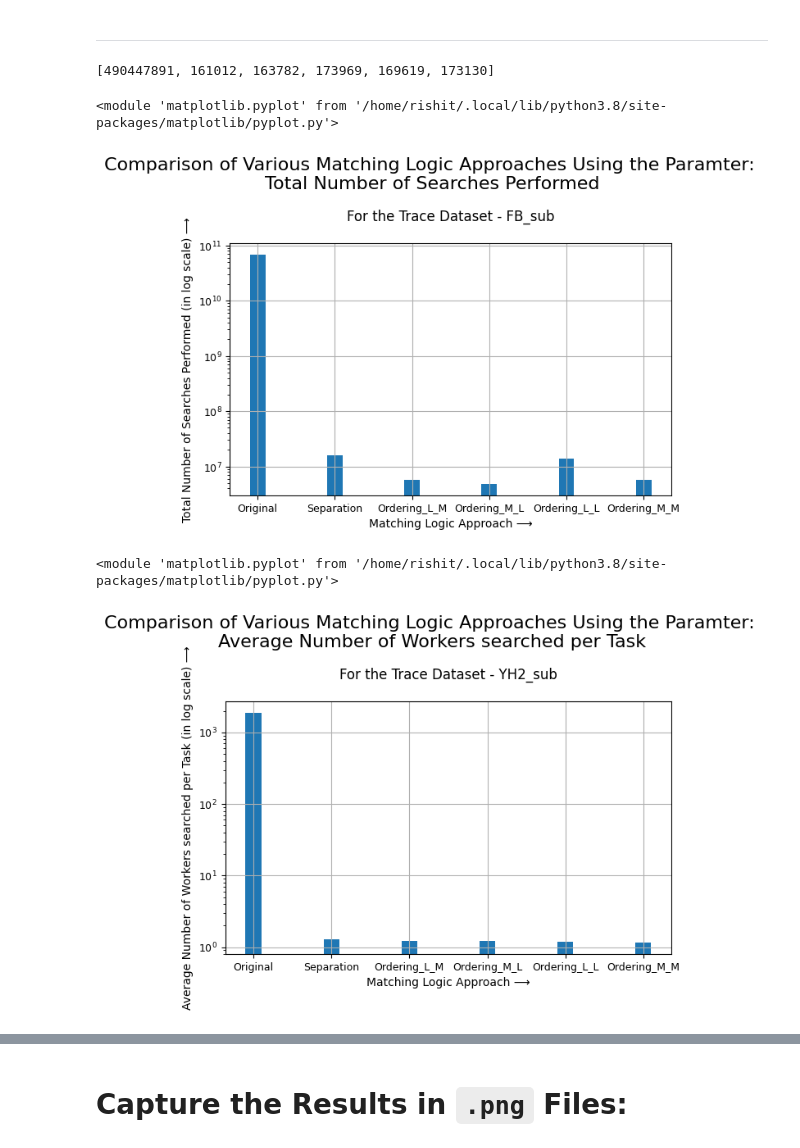
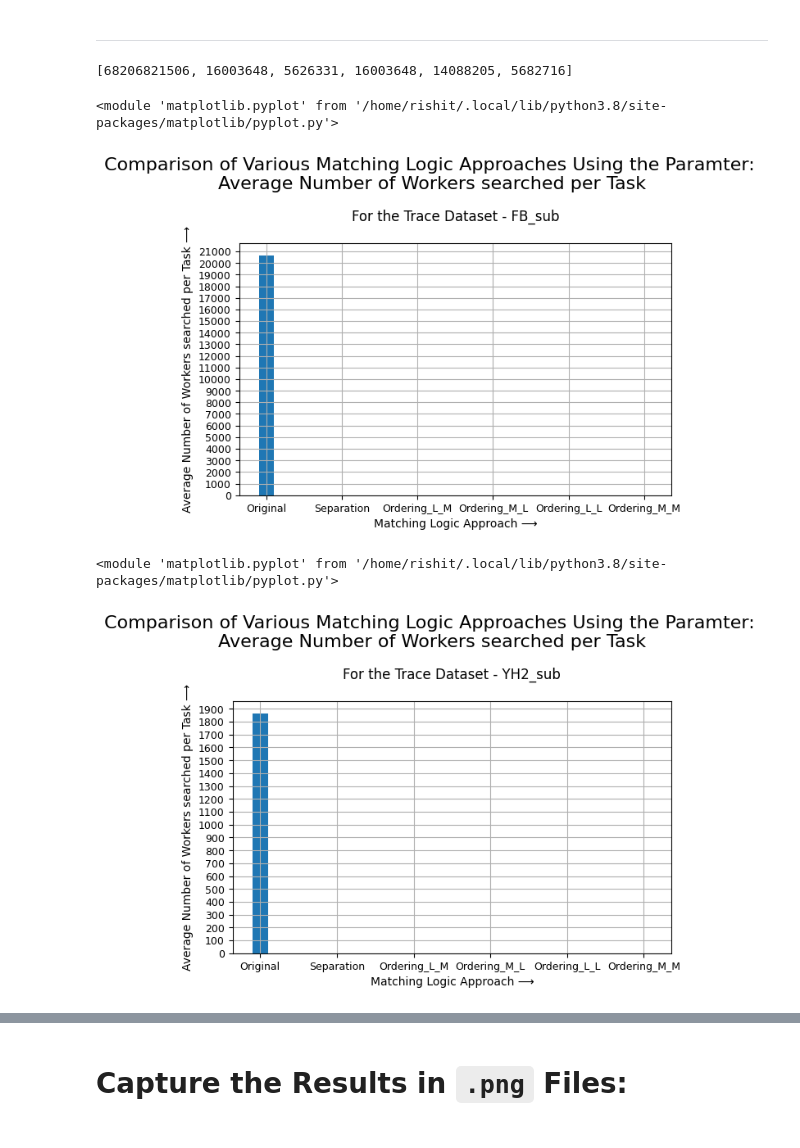
Before and after one commit to meghanat/megha_simulator, a Jupyter notebook: Results/Plot_Matching_Logic_Data.ipynb, the cells around one changed output, grey strips where cells are left out. Drawn from its saved outputs; the diff is of its cells as text; code cells hidden in the pictures.

```diff
--- a/Results/Plot_Matching_Logic_Data.ipynb
+++ b/Results/Plot_Matching_Logic_Data.ipynb
@@ -36,7 +36,7 @@ assert all(map(lambda name: name in os.listdir(), MATCHING_LOGIC_TECHNIQUES)),\
        "Folders not found in current location!"
 # %%
 def create_path_to_log_files(matching_logic_technique):
-    return Path(matching_logic_technique)
+    return Path(matching_logic_technique) / Path("logs")
 
 # Example function usage
 create_path_to_log_files(MATCHING_LOGIC_TECHNIQUES[0])
@@ -227,7 +198,7 @@ class Comparison:
 
     # Cluster Size
     TEN_THOUSAND_NODE_CLUSTER_SIZE = 10000
-    THOUSAND_NODE_CLUSTER_SIZE = 1000
+    THOUDSAND_NODE_CLUSTER_SIZE = 1000
 
     # Cluster Traces
     FB_SUB = 0
@@ -249,13 +220,13 @@ class Comparison:
 
     AXIS_NAME = {
         AVG_WORKERS_SEARCHED_PER_TASK_COUNT: 'Average Number of Workers searched per Task',
-        MATCHING_LOGIC_OPERATION_COUNT: 'Total Number of Searches Performed',
+        MATCHING_LOGIC_OPERATION_COUNT: 'Number of Matching Logic Operations Performed',
         SUCCESS_PERCENT: 'Success Percent (Values are given in %)'
     }
 
     README_PARAMETER_NAME = {
         AVG_WORKERS_SEARCHED_PER_TASK_COUNT: 'Average Number of Workers searched per Task.',
-        MATCHING_LOGIC_OPERATION_COUNT: 'Total Number of Searches Performed.',
+        MATCHING_LOGIC_OPERATION_COUNT: 'Number of Matching Logic Operations Performed.',
         SUCCESS_PERCENT: 'Success Percent (Values are given in %) - Measures how successful a'
                          ' matching logic approach is in finding a free worker node, while maintaining'
                          ' the least number of failed matches (i.e. trying to match an "actually" busy node).'
@@ -263,9 +234,9 @@ class Comparison:
 
     STEP_VALUE_WITH_ORIGINAL_APPROACH = {
         FB_SUB: {
-            THOUSAND_NODE_CLUSTER_SIZE: {
+            THOUDSAND_NODE_CLUSTER_SIZE: {
                 AVG_WORKERS_SEARCHED_PER_TASK_COUNT: 100,  # TUNED
-                MATCHING_LOGIC_OPERATION_COUNT: 10_000_000,  # TUNED
+                MATCHING_LOGIC_OPERATION_COUNT: 200_000_000,  # TUNED
                 SUCCESS_PERCENT: 5  # TUNED
             },
             TEN_THOUSAND_NODE_CLUSTER_SIZE: {
@@ -275,7 +246,7 @@ class Comparison:
             }
         },
         YH1_SUB: {
-            THOUSAND_NODE_CLUSTER_SIZE: {
+            THOUDSAND_NODE_CLUSTER_SIZE: {
                 AVG_WORKERS_SEARCHED_PER_TASK_COUNT: 100,  # TUNED
                 MATCHING_LOGIC_OPERATION_COUNT: 10_000_000,  # TUNED
                 SUCCESS_PERCENT: 5  # TUNED
@@ -287,7 +258,7 @@ class Comparison:
             }
         },
         YH2_SUB: {
-            THOUSAND_NODE_CLUSTER_SIZE: {
+            THOUDSAND_NODE_CLUSTER_SIZE: {
                 AVG_WORKERS_SEARCHED_PER_TASK_COUNT: 100,  # TUNED
                 MATCHING_LOGIC_OPERATION_COUNT: 10_000_000,  # TUNED
                 SUCCESS_PERCENT: 5  # TUNED
@@ -302,7 +273,7 @@ class Comparison:
 
     STEP_VALUE_WITHOUT_ORIGINAL_APPROACH = {
         FB_SUB: {
-            THOUSAND_NODE_CLUSTER_SIZE: {
+            THOUDSAND_NODE_CLUSTER_SIZE: {
                 AVG_WORKERS_SEARCHED_PER_TASK_COUNT: 0.1,  # TUNED
                 MATCHING_LOGIC_OPERATION_COUNT: 150_000,  # TUNED
                 SUCCESS_PERCENT: 5  # TUNED
@@ -315,27 +286,27 @@ class Comparison:
 
         },
         YH1_SUB: {
-            THOUSAND_NODE_CLUSTER_SIZE: {
+            THOUDSAND_NODE_CLUSTER_SIZE: {
                 AVG_WORKERS_SEARCHED_PER_TASK_COUNT: 0.1,  # TUNED
                 MATCHING_LOGIC_OPERATION_COUNT: 10_000,  # TUNED
                 SUCCESS_PERCENT: 5  # TUNED
             },
             TEN_THOUSAND_NODE_CLUSTER_SIZE: {
                 AVG_WORKERS_SEARCHED_PER_TASK_COUNT: 0.1,  # TUNED
-                MATCHING_LOGIC_OPERATION_COUNT: 10_000,  # TUNED
+                MATCHING_LOGIC_OPERATION_COUNT: 150_000,  # TUNED
                 SUCCESS_PERCENT: 5  # TUNED
             }
 
         },
         YH2_SUB: {
-            THOUSAND_NODE_CLUSTER_SIZE: {
+            THOUDSAND_NODE_CLUSTER_SIZE: {
                 AVG_WORKERS_SEARCHED_PER_TASK_COUNT: 0.1,  # TUNED
                 MATCHING_LOGIC_OPERATION_COUNT: 10_000,  # TUNED
                 SUCCESS_PERCENT: 5  # TUNED
             },
             TEN_THOUSAND_NODE_CLUSTER_SIZE: {
                 AVG_WORKERS_SEARCHED_PER_TASK_COUNT: 0.1,  # TUNED
-                MATCHING_LOGIC_OPERATION_COUNT: 10_000,  # TUNED
+                MATCHING_LOGIC_OPERATION_COUNT: 150_000,  # TUNED
                 SUCCESS_PERCENT: 5  # TUNED
             }
         }
@@ -347,7 +318,7 @@ class Comparison:
 
     def __init__(self, matching_logic_data, cluster_size, cluster_trace_name, parameter):
         assert cluster_size in [Comparison.TEN_THOUSAND_NODE_CLUSTER_SIZE,
-                                Comparison.THOUSAND_NODE_CLUSTER_SIZE]
+                                Comparison.THOUDSAND_NODE_CLUSTER_SIZE]
         assert parameter in Comparison.PARAMETERS.keys()
         assert cluster_trace_name in Comparison.CLUSTER_TRACE_NAMES.keys()
 
@@ -380,10 +351,10 @@ class Comparison:
 
         STEP_VALUE = (Comparison.STEP_VALUE_WITH_ORIGINAL_APPROACH[self.cluster_trace_name]
                       [self.cluster_size][self.parameter])
-#         ax.set_yticks(np.arange(0, self.__getUpperLimitForYAxes(STEP_VALUE), STEP_VALUE))
-        ax.set_yscale('log')
+        ax.set_yticks(np.arange(0, self.__getUpperLimitForYAxes(STEP_VALUE), STEP_VALUE))
+
         ax.set_xlabel('Matching Logic Approach ⟶')
-        ax.set_ylabel(f'{Comparison.AXIS_NAME[self.parameter]} (in log scale) ⟶')
+        ax.set_ylabel(f'{Comparison.AXIS_NAME[self.parameter]} ⟶')
 
         plt.suptitle('Comparison of Various Matching Logic Approaches Using the Paramter: \n'
                      f'{Comparison.AXIS_NAME[self.parameter]}', fontsize=16)
@@ -392,11 +363,6 @@ class Comparison:
         plt.tick_params(axis='both', which='major', labelsize=9)
 
         plt.grid()
-
-        # add values of top of the bars
-#         for index, value in enumerate(self.data):
-#             plt.text(value, index, str(value))
-
         plt.tight_layout()
 
         return plt
@@ -466,7 +432,7 @@ class Comparison:
         with open ("README.md", "w") as fHandler:
             fHandler.write(MarkDown.h1("With Original Approach of Round-Robin:"))
             for cluster_trace_name in [Comparison.FB_SUB, Comparison.YH1_SUB, Comparison.YH2_SUB]:
-                for cluster_size in [Comparison.THOUSAND_NODE_CLUSTER_SIZE,
+                for cluster_size in [Comparison.THOUDSAND_NODE_CLUSTER_SIZE,
                                      Comparison.TEN_THOUSAND_NODE_CLUSTER_SIZE]:
                     for parameter in [Comparison.AVG_WORKERS_SEARCHED_PER_TASK_COUNT,
                                       Comparison.MATCHING_LOGIC_OPERATION_COUNT,
@@ -485,7 +451,7 @@ class Comparison:
 
             fHandler.write(MarkDown.h1("Without Original Approach of Round-Robin:"))
             for cluster_trace_name in [Comparison.FB_SUB, Comparison.YH1_SUB, Comparison.YH2_SUB]:
-                for cluster_size in [Comparison.THOUSAND_NODE_CLUSTER_SIZE, Comparison.TEN_THOUSAND_NODE_CLUSTER_SIZE]:
+                for cluster_size in [Comparison.THOUDSAND_NODE_CLUSTER_SIZE, Comparison.TEN_THOUSAND_NODE_CLUSTER_SIZE]:
                     for parameter in [Comparison.AVG_WORKERS_SEARCHED_PER_TASK_COUNT,
                                       Comparison.MATCHING_LOGIC_OPERATION_COUNT,
                                       Comparison.SUCCESS_PERCENT]:
@@ -503,25 +469,25 @@ class Comparison:
 # %%
 Comparison(matching_logic_data,
            Comparison.TEN_THOUSAND_NODE_CLUSTER_SIZE,
-           Comparison.YH2_SUB,
+           Comparison.FB_SUB,
            Comparison.MATCHING_LOGIC_OPERATION_COUNT).data
 # %% [output]
-[490447891, 161012, 163782, 173969, 169619, 173130]
+[68206821506, 16003648, 5626331, 16003648, 14088205, 5682716]
 # %%
 Comparison(matching_logic_data,
            Comparison.TEN_THOUSAND_NODE_CLUSTER_SIZE,
            Comparison.FB_SUB,
-           Comparison.MATCHING_LOGIC_OPERATION_COUNT).displayPlot()
+           Comparison.AVG_WORKERS_SEARCHED_PER_TASK_COUNT).displayPlot()
 # %% [output]
 <module 'matplotlib.pyplot' from '/home/rishit/.local/lib/python3.8/site-packages/matplotlib/pyplot.py'>
-[figure, old version]
+[figure, new version]
 # %%
 Comparison(matching_logic_data,
-           Comparison.THOUSAND_NODE_CLUSTER_SIZE,
+           Comparison.THOUDSAND_NODE_CLUSTER_SIZE,
            Comparison.YH2_SUB,
            Comparison.AVG_WORKERS_SEARCHED_PER_TASK_COUNT).displayPlot()
 # %% [output]
 <module 'matplotlib.pyplot' from '/home/rishit/.local/lib/python3.8/site-packages/matplotlib/pyplot.py'>
-[figure, old version]
+[figure, new version]
 # %%
 Comparison(matching_logic_data,
```
Also changed, not shown: parts of 16 cells of this notebook, 1 other file.
